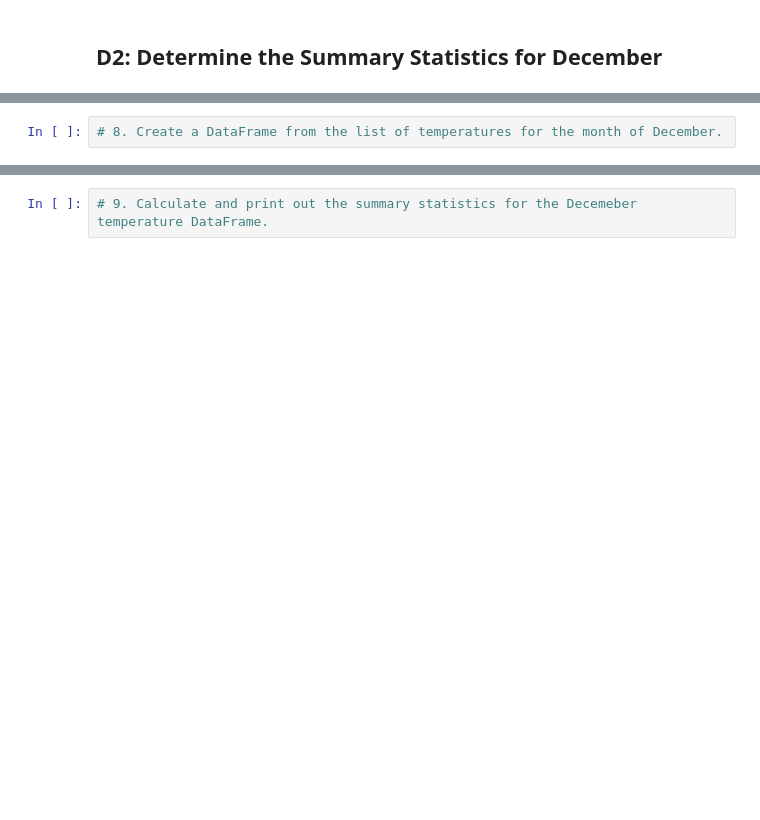
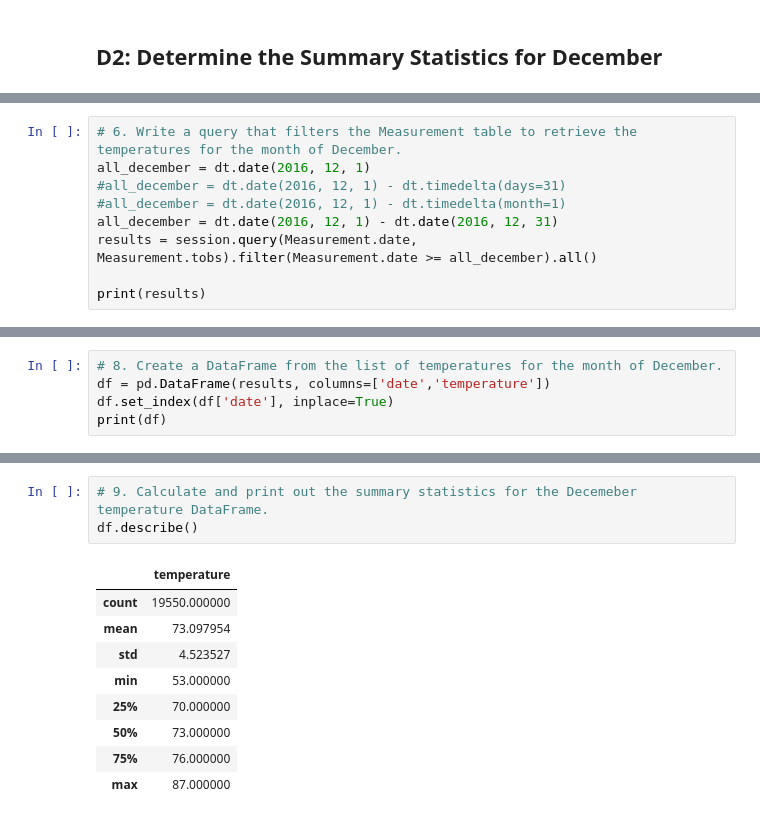
Before and after one commit to Mattiejordan/surfs_up, a Jupyter notebook: SurfsUp_Challenge.ipynb, the cells around one changed output, grey strips where cells are left out. Saved outputs shown, nothing was run; the diff lists cells and outputs as text; blank space fills up the shorter version.

```diff
--- a/SurfsUp_Challenge.ipynb
+++ b/SurfsUp_Challenge.ipynb
@@ -54,0 +131,9 @@ NameError: name 'dt' is not defined
+# %%
+# 6. Write a query that filters the Measurement table to retrieve the temperatures for the month of December.
+all_december = dt.date(2016, 12, 1)
+#all_december = dt.date(2016, 12, 1) - dt.timedelta(days=31)
+#all_december = dt.date(2016, 12, 1) - dt.timedelta(month=1)
+all_december = dt.date(2016, 12, 1) - dt.date(2016, 12, 31)
+results = session.query(Measurement.date, Measurement.tobs).filter(Measurement.date >= all_december).all()
+
+print(results)
@@ -57,2 +165,5 @@ NameError: name 'dt' is not defined
 # %%
 # 8. Create a DataFrame from the list of temperatures for the month of December.
+df = pd.DataFrame(results, columns=['date','temperature'])
+df.set_index(df['date'], inplace=True)
+print(df)
@@ -59,2 +186,13 @@ NameError: name 'dt' is not defined
 # %%
 # 9. Calculate and print out the summary statistics for the Decemeber temperature DataFrame.
+df.describe()
+# %% [output]
+|  | temperature |
+| count | 19550.000000 |
+| mean | 73.097954 |
+| std | 4.523527 |
+| min | 53.000000 |
+| 25% | 70.000000 |
+| 50% | 73.000000 |
+| 75% | 76.000000 |
+| max | 87.000000 |
```
Also changed, not shown: parts of 12 cells of this notebook.
